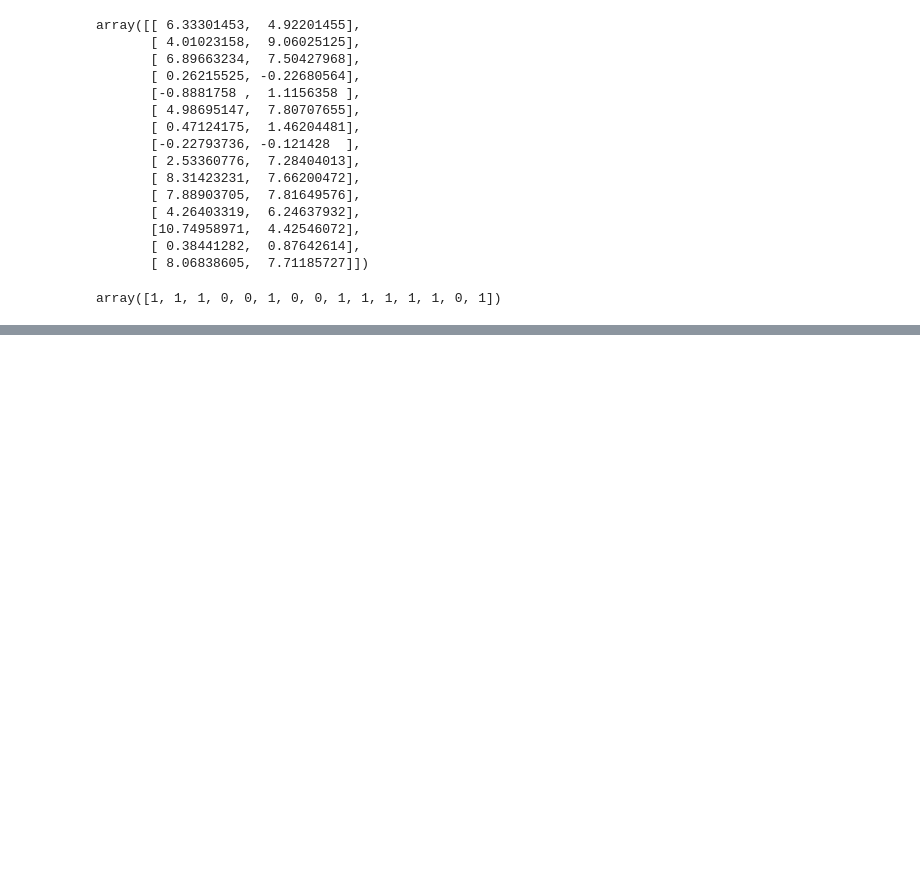
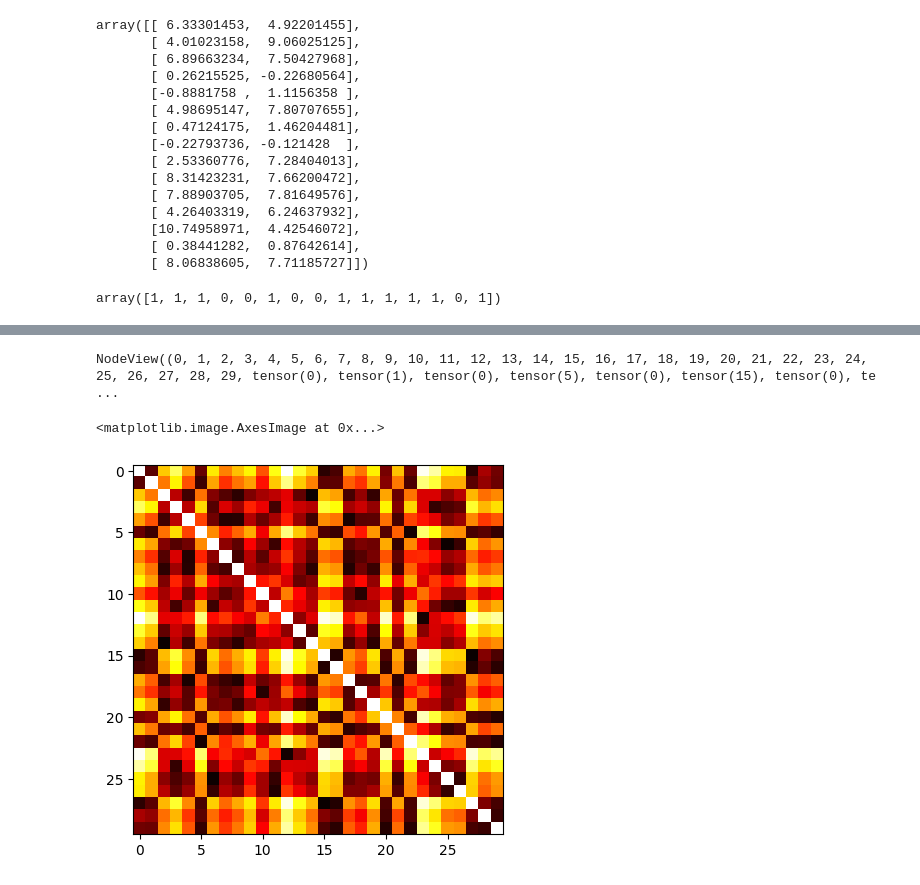
Before and after one commit to ThatMajd/Graph-Boosted-Active-Learning, a Jupyter notebook: code_testings.ipynb, the cells around one changed output, grey strips where cells are left out. Saved outputs shown, nothing was run; the diff lists cells and outputs as text; code cells hidden in the pictures; blank space fills up the shorter version.

```diff
--- a/code_testings.ipynb
+++ b/code_testings.ipynb
@@ -73,0 +102,6 @@ entropy
+# %%
+py_data, G = al.selection_criterion.graph_builder(al.available_pool_samples)
+# nx.draw(G)
+G.nodes
+# %% [output]
+NodeView((0, 1, 2, 3, 4, 5, 6, 7, 8, 9, 10, 11, 12, 13, 14, 15, 16, 17, 18, 19, 20, 21, 22, 23, 24, 25, 26, 27, 28, 29, tensor(0), tensor(1), tensor(0), tensor(5), tensor(0), tensor(15), tensor(0), te ...
@@ -73,0 +110,6 @@ entropy
+# %%
+affine_matrix = al.selection_criterion.graph_builder.similarity(al.available_pool_samples)
+plt.imshow(affine_matrix, cmap='hot')
+# %% [output]
+<matplotlib.image.AxesImage at 0x...>
+[figure, added]
```
Also changed, not shown: parts of 22 cells of this notebook, 1 other file.
